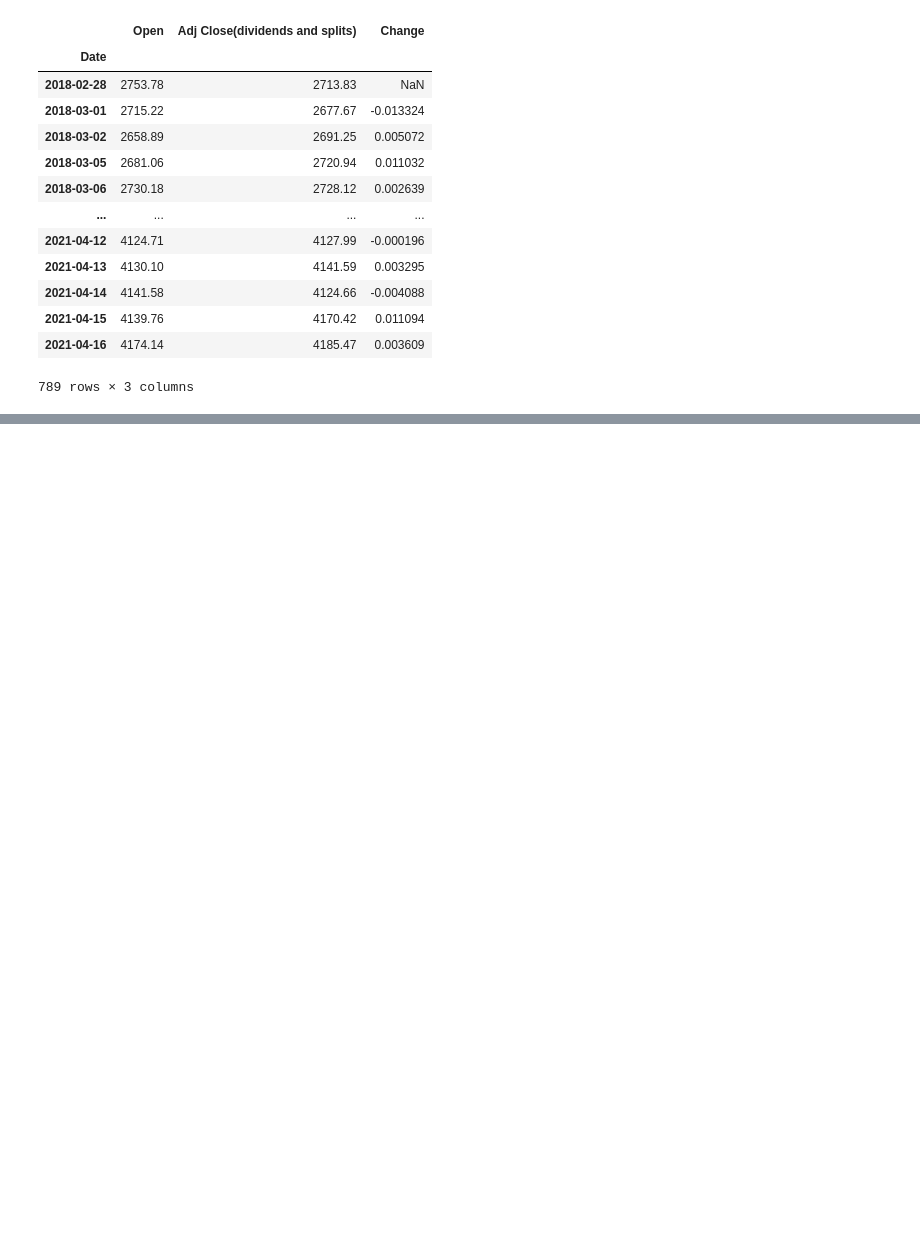
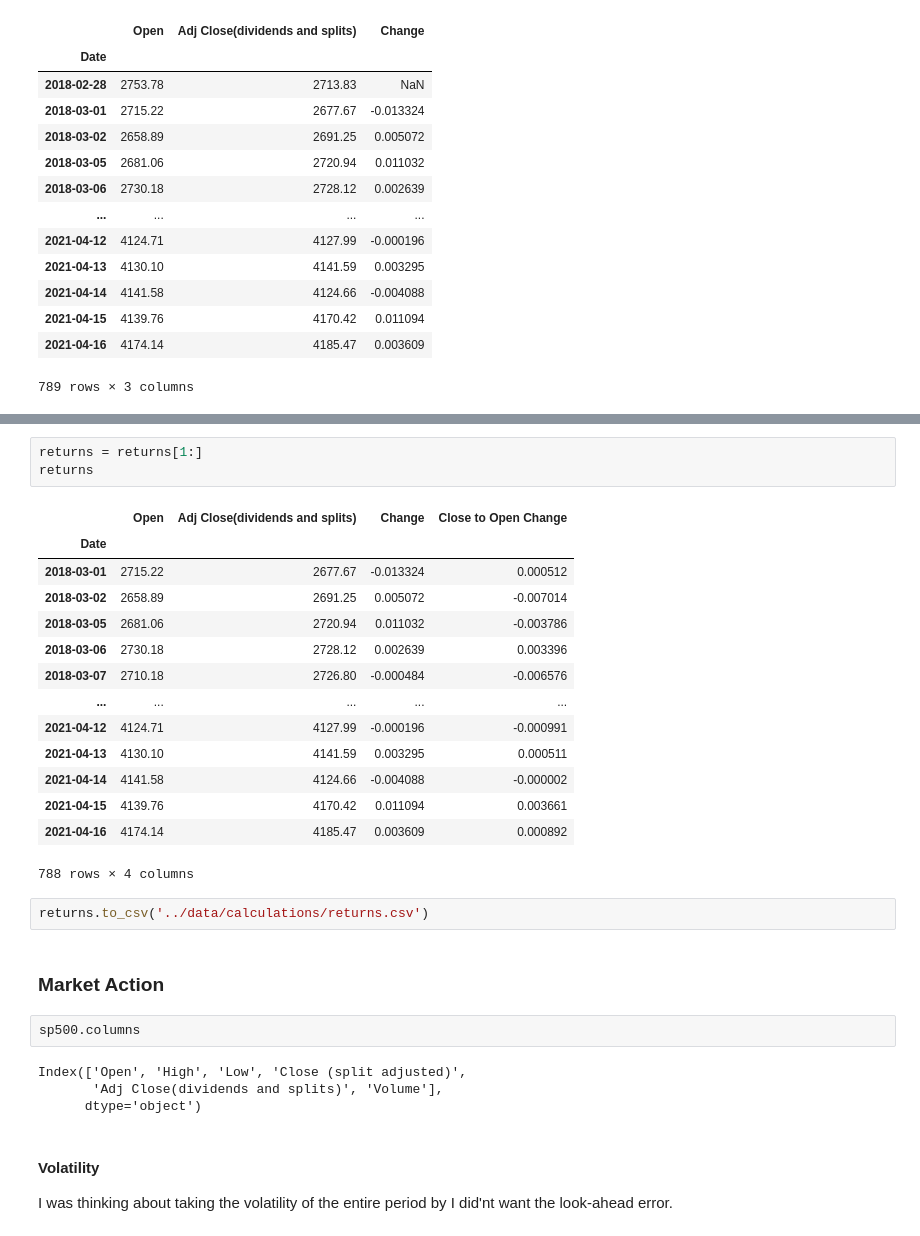
Before and after one commit to hoestlund/thesis, a Jupyter notebook: data_wrangling/sp500.ipynb, the cells around one changed output, grey strips where cells are left out. Saved outputs shown, nothing was run; the diff lists cells and outputs as text; blank space fills up the shorter version.

```diff
--- a/data_wrangling/sp500.ipynb
+++ b/data_wrangling/sp500.ipynb
@@ -70,0 +107,31 @@ See the caveats in the documentation: https://pandas.pydata.org/pandas-docs/stab
+# %%
+returns = returns[1:]
+returns
+# %% [output]
+|  | Open | Adj Close(dividends and splits) | Change | Close to Open Change |
+| Date |  |  |  |  |
+| 2018-03-01 | 2715.22 | 2677.67 | -0.013324 | 0.000512 |
+| 2018-03-02 | 2658.89 | 2691.25 | 0.005072 | -0.007014 |
+| 2018-03-05 | 2681.06 | 2720.94 | 0.011032 | -0.003786 |
+| 2018-03-06 | 2730.18 | 2728.12 | 0.002639 | 0.003396 |
+| 2018-03-07 | 2710.18 | 2726.80 | -0.000484 | -0.006576 |
+| ... | ... | ... | ... | ... |
+| 2021-04-12 | 4124.71 | 4127.99 | -0.000196 | -0.000991 |
+| 2021-04-13 | 4130.10 | 4141.59 | 0.003295 | 0.000511 |
+| 2021-04-14 | 4141.58 | 4124.66 | -0.004088 | -0.000002 |
+| 2021-04-15 | 4139.76 | 4170.42 | 0.011094 | 0.003661 |
+| 2021-04-16 | 4174.14 | 4185.47 | 0.003609 | 0.000892 |
+788 rows × 4 columns
+# %%
+returns.to_csv('../data/calculations/returns.csv')
+# %% [markdown]
+### Market Action
+# %%
+sp500.columns
+# %% [output]
+Index(['Open', 'High', 'Low', 'Close (split adjusted)',
+       'Adj Close(dividends and splits)', 'Volume'],
+      dtype='object')
+# %% [markdown]
+#### Volatility
+I was thinking about taking the volatility of the entire period by I did'nt want the look-ahead error.
```
Also changed, not shown: parts of 11 cells of this notebook.
